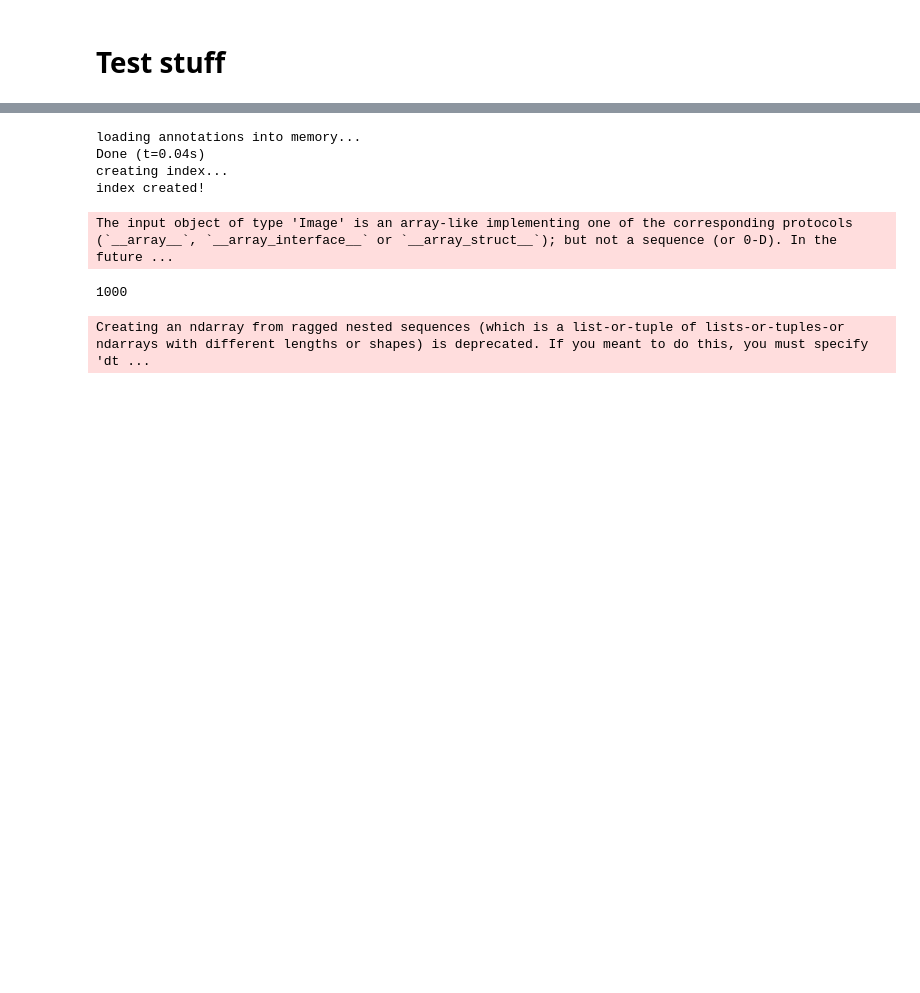
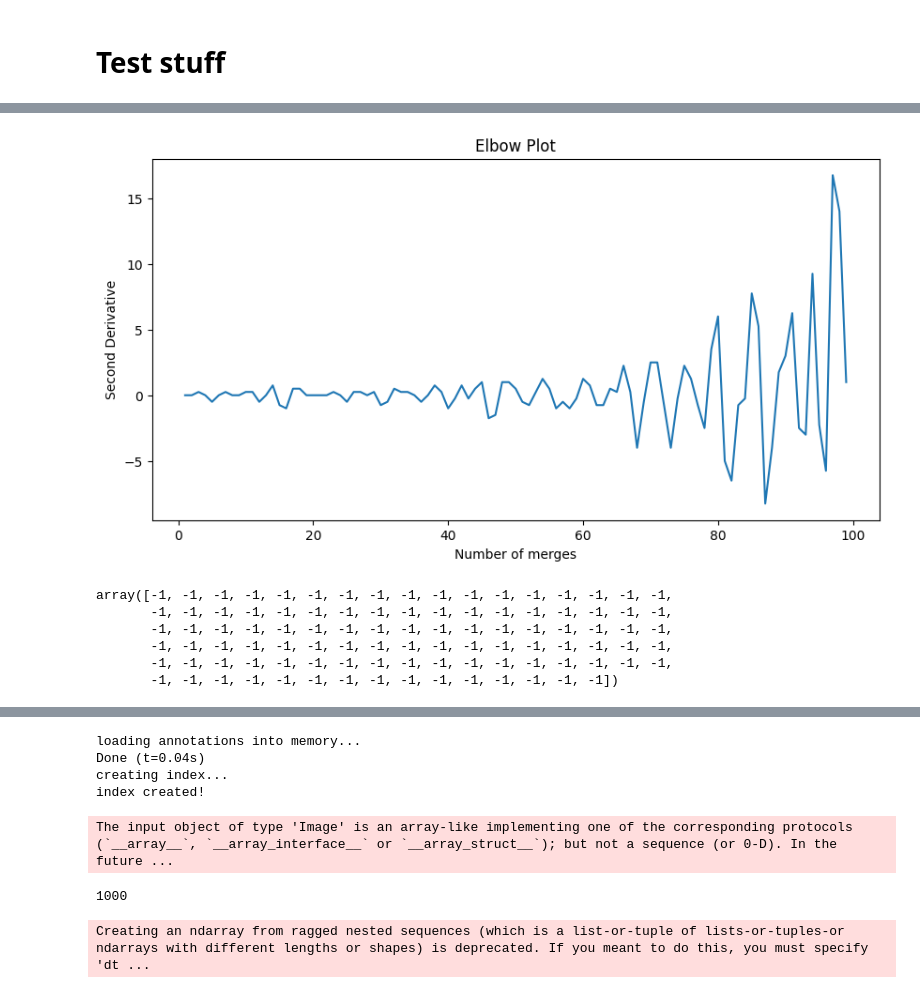
Before and after one commit to ginihumer/Amumo, a Jupyter notebook: notebooks/explore_clip.ipynb, the cells around one changed output, grey strips where cells are left out. Saved outputs shown, nothing was run; the diff lists cells and outputs as text; code cells hidden in the pictures; blank space fills up the shorter version.

```diff
--- a/notebooks/explore_clip.ipynb
+++ b/notebooks/explore_clip.ipynb
@@ -844,0 +904,10 @@ _ = get_textual_label_for_cluster([1,2,3,4,5,6,7,8,9,10], all_prompts)
+# %%
+second_derivative = np.gradient(np.gradient(inconsistencies[:, 2]))
+plt.figure(figsize=(10, 5))
+plt.plot(range(1, len(second_derivative) + 1), second_derivative)
+plt.xlabel('Number of merges')
+plt.ylabel('Second Derivative')
+plt.title('Elbow Plot')
+plt.show()
+# %% [output]
+[figure, added]
@@ -844,0 +921,9 @@ _ = get_textual_label_for_cluster([1,2,3,4,5,6,7,8,9,10], all_prompts)
+# %%
+cluster_labels
+# %% [output]
+array([-1, -1, -1, -1, -1, -1, -1, -1, -1, -1, -1, -1, -1, -1, -1, -1, -1,
+       -1, -1, -1, -1, -1, -1, -1, -1, -1, -1, -1, -1, -1, -1, -1, -1, -1,
+       -1, -1, -1, -1, -1, -1, -1, -1, -1, -1, -1, -1, -1, -1, -1, -1, -1,
+       -1, -1, -1, -1, -1, -1, -1, -1, -1, -1, -1, -1, -1, -1, -1, -1, -1,
+       -1, -1, -1, -1, -1, -1, -1, -1, -1, -1, -1, -1, -1, -1, -1, -1, -1,
+       -1, -1, -1, -1, -1, -1, -1, -1, -1, -1, -1, -1, -1, -1, -1])
```
Also changed, not shown: parts of 14 cells of this notebook, 5 other files.
